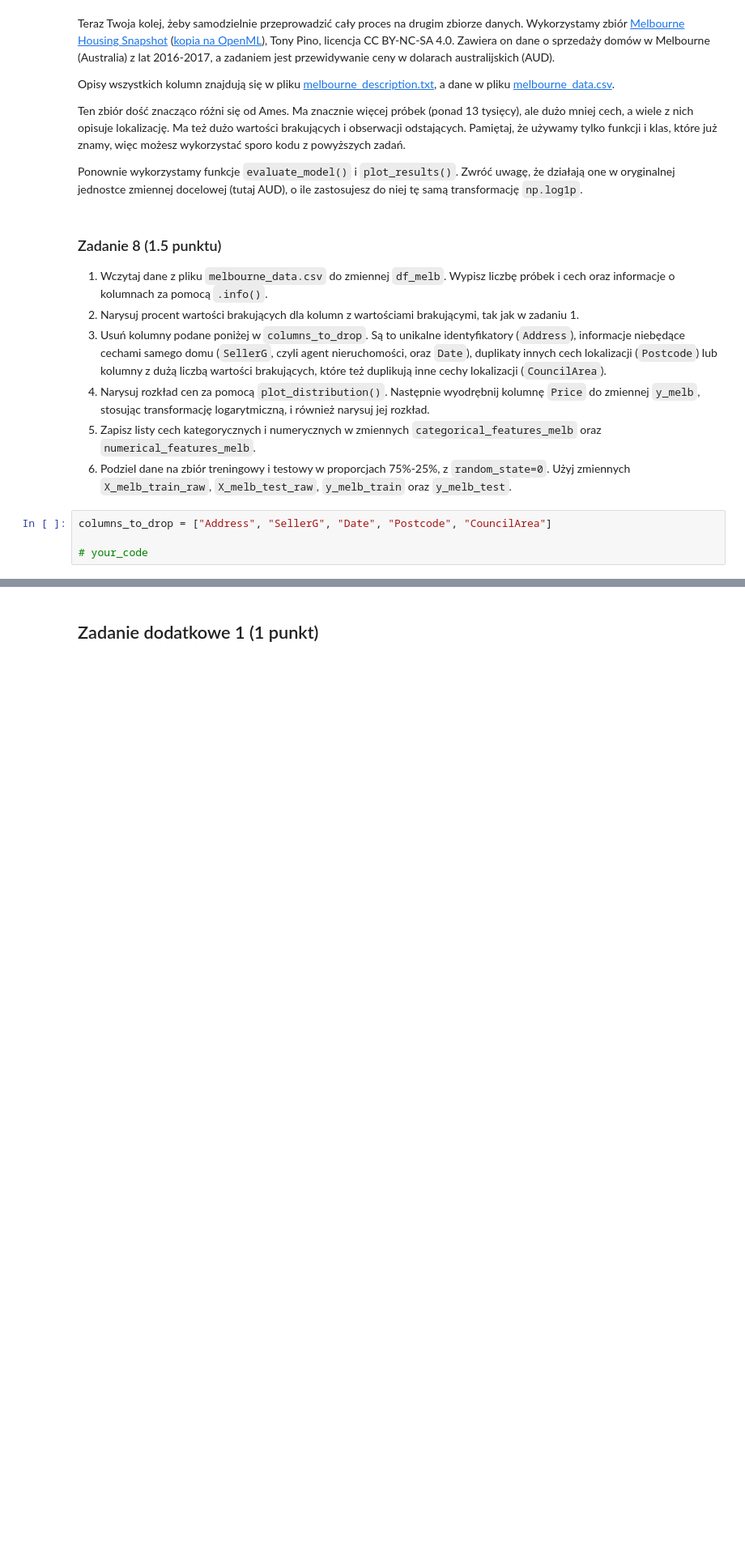
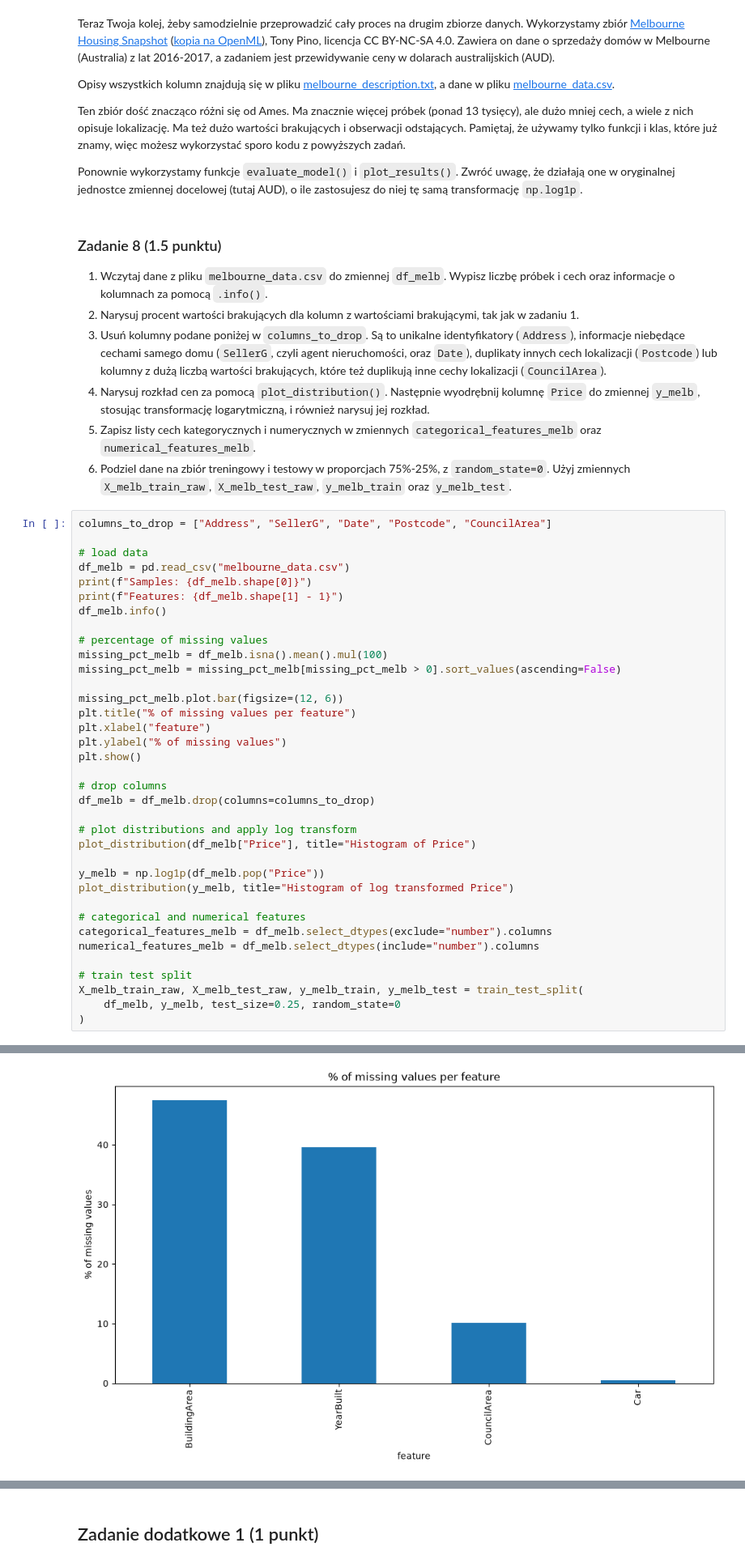
Before and after one commit to SzymonIwaniuk/fundamentals-of-artificial-intelligence, a Jupyter notebook: lab1/lab_1.ipynb, the cells around one changed output, grey strips where cells are left out. Shown at 81% size. Drawn from its saved outputs; the diff is of its cells as text; blank space fills up the shorter version.

```diff
--- a/lab1/lab_1.ipynb
+++ b/lab1/lab_1.ipynb
@@ -1179,7 +1408,40 @@ Ponownie wykorzystamy funkcje `evaluate_model()` i `plot_results()`. Zwróć uwa
 4. Narysuj rozkład cen za pomocą `plot_distribution()`. Następnie wyodrębnij kolumnę `Price` do zmiennej `y_melb`, stosując transformację logarytmiczną, i również narysuj jej rozkład.
 5. Zapisz listy cech kategorycznych i numerycznych w zmiennych `categorical_features_melb` oraz `numerical_features_melb`.
 6. Podziel dane na zbiór treningowy i testowy w proporcjach 75%-25%, z `random_state=0`. Użyj zmiennych `X_melb_train_raw`, `X_melb_test_raw`, `y_melb_train` oraz `y_melb_test`.
-# %%
-columns_to_drop = ["Address", "SellerG", "Date", "Postcode", "CouncilArea"]
-
-# your_code
+# %%
+columns_to_drop = ["Address", "SellerG", "Date", "Postcode", "CouncilArea"]
+
+# load data
+df_melb = pd.read_csv("melbourne_data.csv")
+print(f"Samples: {df_melb.shape[0]}")
+print(f"Features: {df_melb.shape[1] - 1}")
+df_melb.info()
+
+# percentage of missing values
+missing_pct_melb = df_melb.isna().mean().mul(100)
+missing_pct_melb = missing_pct_melb[missing_pct_melb > 0].sort_values(ascending=False)
+
+missing_pct_melb.plot.bar(figsize=(12, 6))
+plt.title("% of missing values per feature")
+plt.xlabel("feature")
+plt.ylabel("% of missing values")
+plt.show()
+
+# drop columns
+df_melb = df_melb.drop(columns=columns_to_drop)
+
+# plot distributions and apply log transform
+plot_distribution(df_melb["Price"], title="Histogram of Price")
+
+y_melb = np.log1p(df_melb.pop("Price"))
+plot_distribution(y_melb, title="Histogram of log transformed Price")
+
+# categorical and numerical features
+categorical_features_melb = df_melb.select_dtypes(exclude="number").columns
+numerical_features_melb = df_melb.select_dtypes(include="number").columns
+
+# train test split
+X_melb_train_raw, X_melb_test_raw, y_melb_train, y_melb_test = train_test_split(
+    df_melb, y_melb, test_size=0.25, random_state=0
+)
+# %% [output]
@@ -1185,0 +1465 @@ columns_to_drop = ["Address", "SellerG", "Date", "Postcode", "CouncilArea"]
+[figure, added]
```
Also changed, not shown: parts of 45 cells of this notebook.
